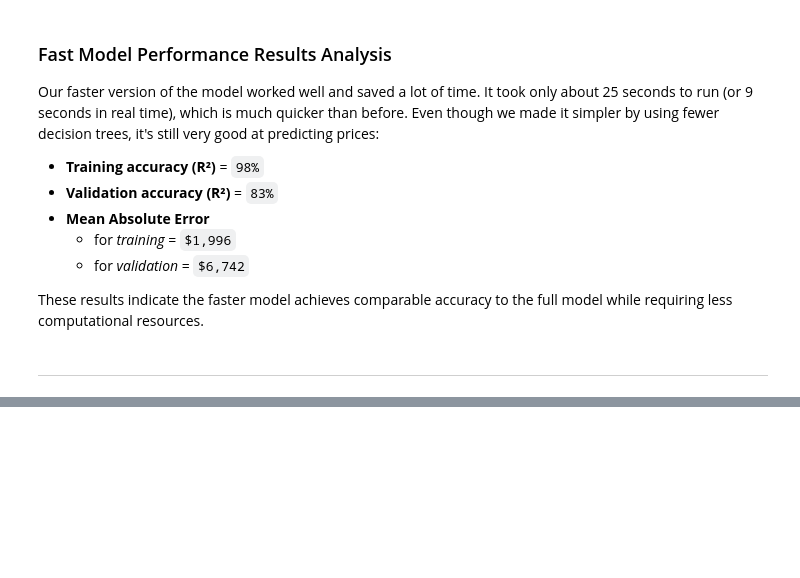
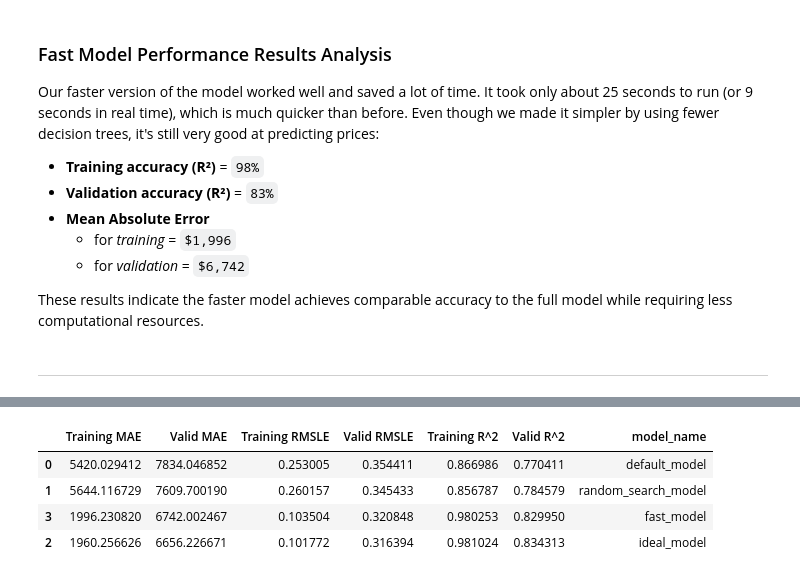
Before and after one commit to Blignaut24/About-BulldozerPriceGenius-_BPG-_v2, a Jupyter notebook: jupyter_notebooks/05_model_training_and_evaluation.ipynb, the cells around one changed output, grey strips where cells are left out. Saved outputs shown, nothing was run; the diff lists cells and outputs as text; code cells hidden in the pictures; blank space fills up the shorter version.

```diff
--- a/jupyter_notebooks/05_model_training_and_evaluation.ipynb
+++ b/jupyter_notebooks/05_model_training_and_evaluation.ipynb
@@ -1407,0 +1418,22 @@ These results indicate the faster model achieves comparable accuracy to the full
+# %%
+# Add names of models to dictionaries
+base_model_scores["model_name"] = "default_model"
+rs_model_scores["model_name"] = "random_search_model"
+ideal_model_scores["model_name"] = "ideal_model"
+fast_model_scores["model_name"] = "fast_model"
+
+# Turn all model score dictionaries into a list
+all_model_scores = [base_model_scores,
+                    rs_model_scores,
+                    ideal_model_scores,
+                    fast_model_scores]
+
+# Create DataFrame and sort model scores by validation RMSLE
+model_comparison_df = pd.DataFrame(all_model_scores).sort_values(by="Valid RMSLE", ascending=False)
+model_comparison_df.head()
+# %% [output]
+|  | Training MAE | Valid MAE | Training RMSLE | Valid RMSLE | Training R^2 | Valid R^2 | model_name |
+| 0 | 5420.029412 | 7834.046852 | 0.253005 | 0.354411 | 0.866986 | 0.770411 | default_model |
+| 1 | 5644.116729 | 7609.700190 | 0.260157 | 0.345433 | 0.856787 | 0.784579 | random_search_model |
+| 3 | 1996.230820 | 6742.002467 | 0.103504 | 0.320848 | 0.980253 | 0.829950 | fast_model |
+| 2 | 1960.256626 | 6656.226671 | 0.101772 | 0.316394 | 0.981024 | 0.834313 | ideal_model |
```
Also changed, not shown: parts of 8 cells of this notebook.
